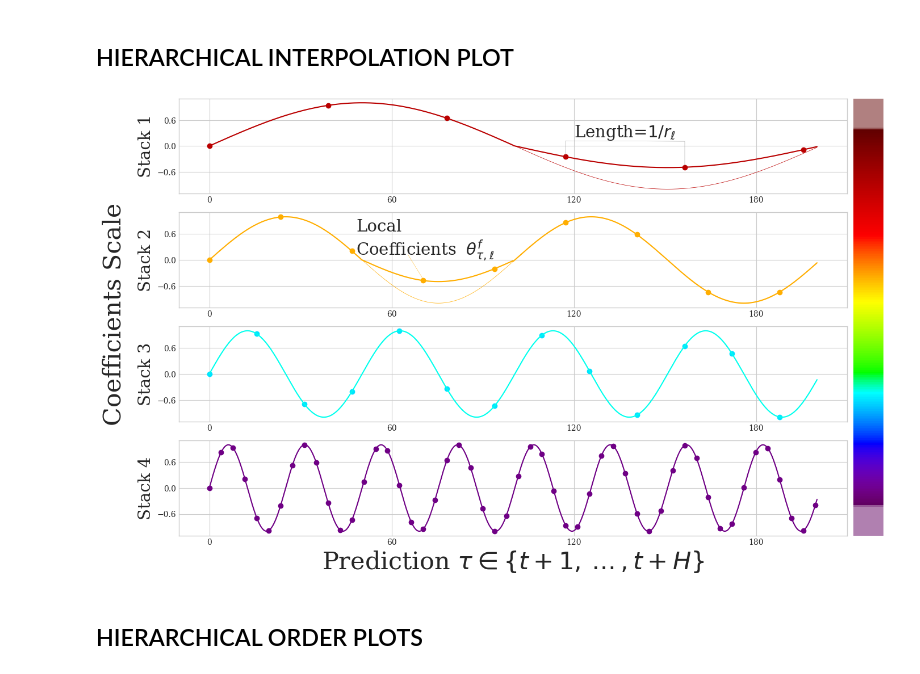
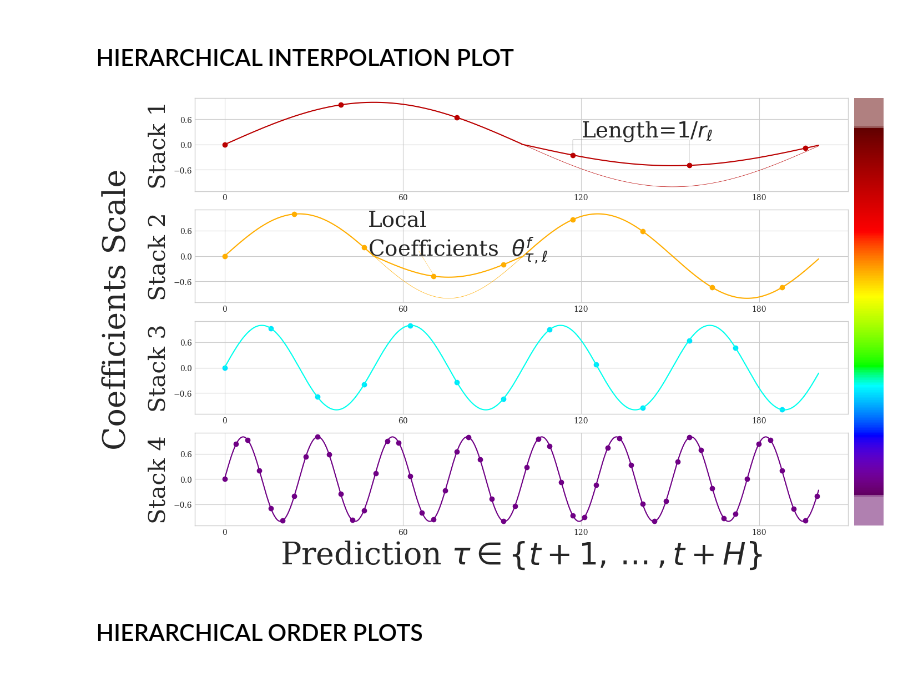
Before and after one commit to cchallu/n-hits, a Jupyter notebook: nhits_intuition.ipynb, the cells around one changed output. Drawn from its saved outputs; the diff is of its cells as text; code cells hidden in the pictures.

Commit message:
Bigger fontsizes

```diff
--- a/nhits_intuition.ipynb
+++ b/nhits_intuition.ipynb
@@ -82,6 +82,8 @@ X,Y = np.meshgrid(wavelengths, y)
 # %% [markdown]
 ## HIERARCHICAL INTERPOLATION PLOT
 # %%
+fontsize = 40
+
 def format_axes(fig):
     for i, ax in enumerate(fig.axes):
         ax.tick_params(labelbottom=False, labelleft=False)
@@ -147,56 +149,56 @@ p4[idx4] = y4[idx4]
 ax1.scatter(x, p1, color=spectralmap(0.8))                #0.8
 ax1.plot(x, z1, color=spectralmap(0.8), linewidth=0.5)
 ax1.plot(x, y1, color=spectralmap(0.8), linewidth=1.5)
-ax1.set_ylabel('Stack 1', fontsize=21)
+ax1.set_ylabel('Stack 1', fontsize=30)
 ax1.yaxis.set_major_locator(yticks)
 ax1.xaxis.set_major_locator(xticks)
 
 ax2.scatter(x, p2, color=spectralmap(0.59))               #0.59
 ax2.plot(x, z2, color=spectralmap(0.59), linewidth=0.5)
 ax2.plot(x, y2, color=spectralmap(0.59), linewidth=1.5)
-ax2.set_ylabel('Stack 2', fontsize=21)
+ax2.set_ylabel('Stack 2', fontsize=30)
 ax2.yaxis.set_major_locator(yticks)
 ax2.xaxis.set_major_locator(xticks)
 
 ax3.scatter(x, p3, color=spectralmap(0.31))               #0.33
 ax3.plot(x, z3, color=spectralmap(0.33), linewidth=0.5)
 ax3.plot(x, y3, color=spectralmap(0.33), linewidth=1.5)
-ax3.set_ylabel('Stack 3', fontsize=21)
+ax3.set_ylabel('Stack 3', fontsize=30)
 ax3.yaxis.set_major_locator(yticks)
 ax3.xaxis.set_major_locator(xticks)
 
 ax4.scatter(x, p4, color=spectralmap(0.1))                #0.1
 ax4.plot(x, z4, color=spectralmap(0.1), linewidth=0.5)
 ax4.plot(x, y4, color=spectralmap(0.1), linewidth=1.5)
-ax4.set_ylabel('Stack 4', fontsize=21)
+ax4.set_ylabel('Stack 4', fontsize=30)
 ax4.yaxis.set_major_locator(yticks)
 ax4.xaxis.set_major_locator(xticks)
 
-ax4.set_xlabel(r'Prediction $\tau \in \{t+1,\dots,t+H\}$', fontsize=31)
-fig.text(0.04, 0.5, r'Coefficients Scale', va='center', rotation='vertical', fontsize=31)
+ax4.set_xlabel(r'Prediction $\tau \in \{t+1,\dots,t+H\}$', fontsize=fontsize)
+fig.text(0.02, 0.5, 'Coefficients Scale', va='center', rotation='vertical', fontsize=fontsize)
 
-fig.text(0.56, 0.82, r'Length=$1/r_{\ell}$', va='center', fontsize=21)
+fig.text(0.56, 0.82, r'Length=$1/r_{\ell}$', va='center', fontsize=28)
 x1, y1 = [x[~np.isnan(p1)][3], x[~np.isnan(p1)][3]], [p1[~np.isnan(p1)][3]+0.37, p1[~np.isnan(p1)][3]+0.03]
 x2, y2 = [x[~np.isnan(p1)][4], x[~np.isnan(p1)][4]], [p1[~np.isnan(p1)][4]+0.6, p1[~np.isnan(p1)][4]+0.03]
 x3, y3 = [x1[0],x2[0]], [y1[0],y2[0]]
 
 ax1.plot(x1, y1, color='gray', linewidth=0.3) #spectralmap(0.8)
 ax1.plot(x2, y2, color='gray', linewidth=0.3) #spectralmap(0.8)
 ax1.plot(x3, y3, color='gray', linewidth=0.3) #spectralmap(0.8)
 
-fig.text(0.32, 0.63, 'Local\n'+r'Coefficients $\;\theta^{f}_{\tau,\ell}$', va='center', fontsize=21)
+fig.text(0.32, 0.63, 'Local\n'+r'Coefficients $\;\theta^{f}_{\tau,\ell}$', va='center', fontsize=28)
 x4, y4 = [x[~np.isnan(p2)][3]-5, x[~np.isnan(p2)][3]], [p2[~np.isnan(p2)][3]+0.6, p2[~np.isnan(p2)][3]+0.03]
 ax2.plot(x4, y4, color=spectralmap(0.59), linewidth=0.3)
 
 ax5.imshow(np.flip(X.T,0), cmap=spectralmap, aspect='auto')
 ax5.grid(False)
 ax5.axis('off')
 
 plt.savefig('nhits_intuition.pdf', dpi=200, pad_inches=0.0)
 plt.show()
 plt.close()
 # %% [output]
-[figure, old version]
+[figure, new version]
 # %% [markdown]
 ## HIERARCHICAL ORDER PLOTS
 # %%
```
